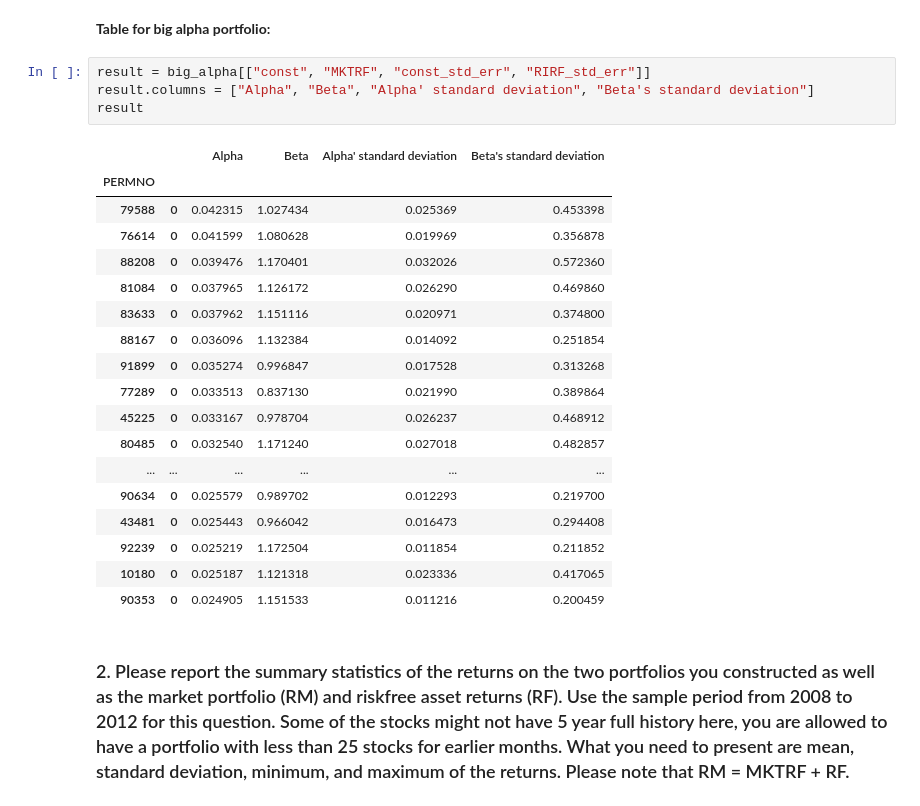
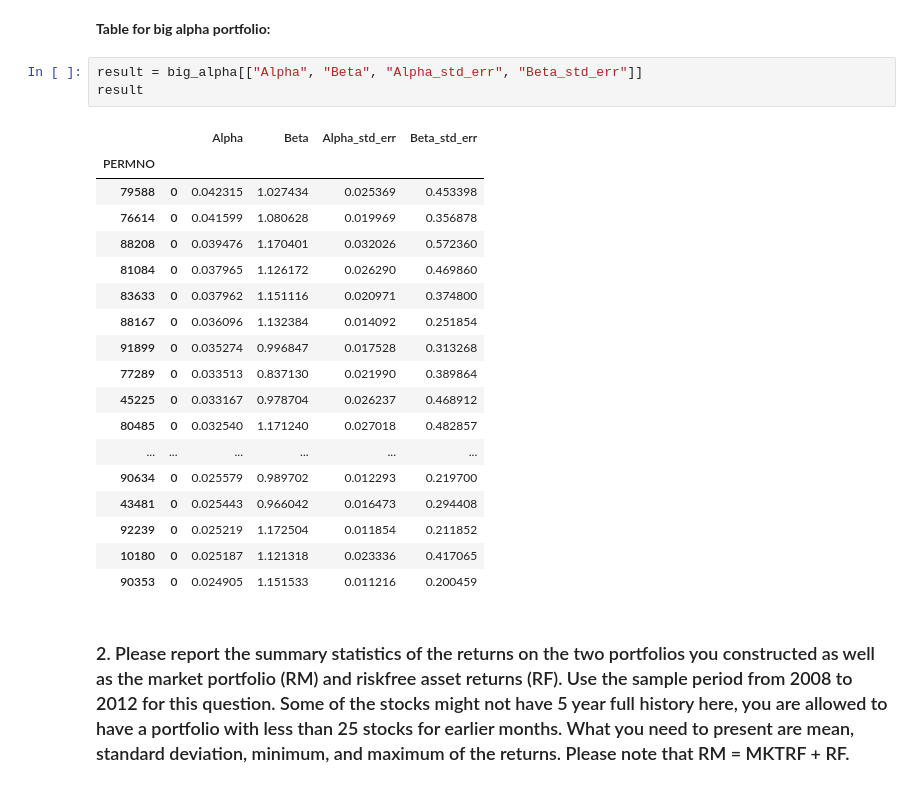
Before and after one commit to Andy-Liu66/2018NCCU-Econometrics, a Jupyter notebook: Homework 1/Homework 1.ipynb, the cells around one changed output. Drawn from its saved outputs; the diff is of its cells as text.

```diff
--- a/Homework 1/Homework 1.ipynb
+++ b/Homework 1/Homework 1.ipynb
@@ -247,28 +251,27 @@ result
 # %% [markdown]
 **Table for big alpha portfolio:**
-# %%
-result = big_alpha[["const", "MKTRF", "const_std_err", "RIRF_std_err"]]
-result.columns = ["Alpha", "Beta", "Alpha' standard deviation", "Beta's standard deviation"]
-result
-# %% [output]
-|  |  | Alpha | Beta | Alpha' standard deviation | Beta's standard deviation |
-| PERMNO |  |  |  |  |  |
-| 79588 | 0 | 0.042315 | 1.027434 | 0.025369 | 0.453398 |
-| 76614 | 0 | 0.041599 | 1.080628 | 0.019969 | 0.356878 |
-| 88208 | 0 | 0.039476 | 1.170401 | 0.032026 | 0.572360 |
-| 81084 | 0 | 0.037965 | 1.126172 | 0.026290 | 0.469860 |
-| 83633 | 0 | 0.037962 | 1.151116 | 0.020971 | 0.374800 |
-| 88167 | 0 | 0.036096 | 1.132384 | 0.014092 | 0.251854 |
-| 91899 | 0 | 0.035274 | 0.996847 | 0.017528 | 0.313268 |
-| 77289 | 0 | 0.033513 | 0.837130 | 0.021990 | 0.389864 |
-| 45225 | 0 | 0.033167 | 0.978704 | 0.026237 | 0.468912 |
-| 80485 | 0 | 0.032540 | 1.171240 | 0.027018 | 0.482857 |
-| ... | ... | ... | ... | ... | ... |
-| 90634 | 0 | 0.025579 | 0.989702 | 0.012293 | 0.219700 |
-| 43481 | 0 | 0.025443 | 0.966042 | 0.016473 | 0.294408 |
-| 92239 | 0 | 0.025219 | 1.172504 | 0.011854 | 0.211852 |
-| 10180 | 0 | 0.025187 | 1.121318 | 0.023336 | 0.417065 |
-| 90353 | 0 | 0.024905 | 1.151533 | 0.011216 | 0.200459 |
+# %%
+result = big_alpha[["Alpha", "Beta", "Alpha_std_err", "Beta_std_err"]]
+result
+# %% [output]
+|  |  | Alpha | Beta | Alpha_std_err | Beta_std_err |
+| PERMNO |  |  |  |  |  |
+| 79588 | 0 | 0.042315 | 1.027434 | 0.025369 | 0.453398 |
+| 76614 | 0 | 0.041599 | 1.080628 | 0.019969 | 0.356878 |
+| 88208 | 0 | 0.039476 | 1.170401 | 0.032026 | 0.572360 |
+| 81084 | 0 | 0.037965 | 1.126172 | 0.026290 | 0.469860 |
+| 83633 | 0 | 0.037962 | 1.151116 | 0.020971 | 0.374800 |
+| 88167 | 0 | 0.036096 | 1.132384 | 0.014092 | 0.251854 |
+| 91899 | 0 | 0.035274 | 0.996847 | 0.017528 | 0.313268 |
+| 77289 | 0 | 0.033513 | 0.837130 | 0.021990 | 0.389864 |
+| 45225 | 0 | 0.033167 | 0.978704 | 0.026237 | 0.468912 |
+| 80485 | 0 | 0.032540 | 1.171240 | 0.027018 | 0.482857 |
+| ... | ... | ... | ... | ... | ... |
+| 90634 | 0 | 0.025579 | 0.989702 | 0.012293 | 0.219700 |
+| 43481 | 0 | 0.025443 | 0.966042 | 0.016473 | 0.294408 |
+| 92239 | 0 | 0.025219 | 1.172504 | 0.011854 | 0.211852 |
+| 10180 | 0 | 0.025187 | 1.121318 | 0.023336 | 0.417065 |
+| 90353 | 0 | 0.024905 | 1.151533 | 0.011216 | 0.200459 |
 # %% [markdown]
 ### 2. Please report the summary statistics of the returns on the two portfolios you constructed as well as the market portfolio (RM) and riskfree asset returns (RF). Use the sample period from 2008 to 2012 for this question. Some of the stocks might not have 5 year full history here, you are allowed to have a portfolio with less than 25 stocks for earlier months. What you need to present are mean, standard deviation, minimum, and maximum of the returns. Please note that RM = MKTRF + RF.
 # %% [markdown]
```
Also changed, not shown: parts of 24 cells of this notebook.
